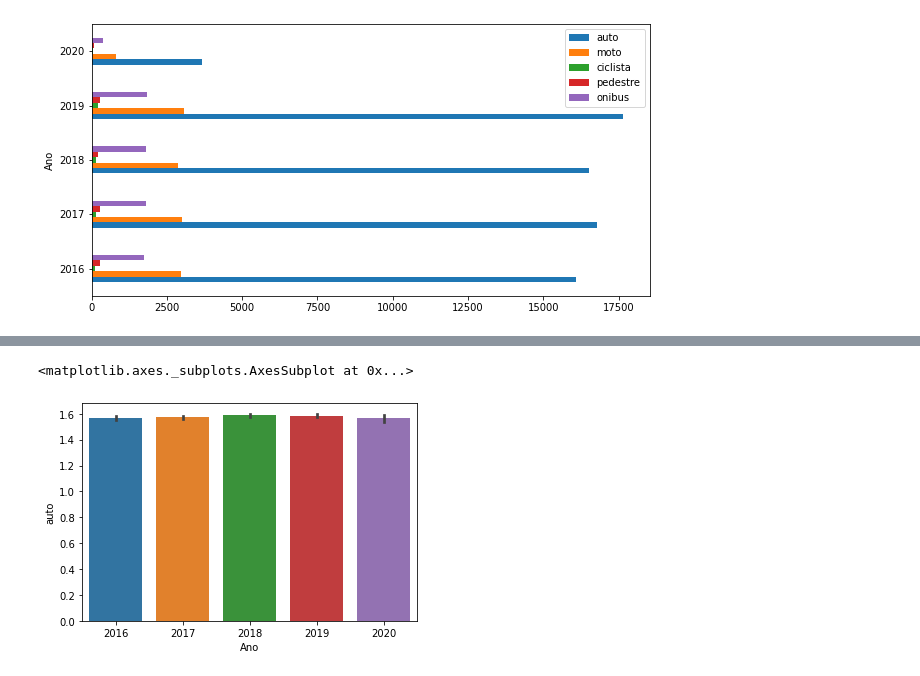
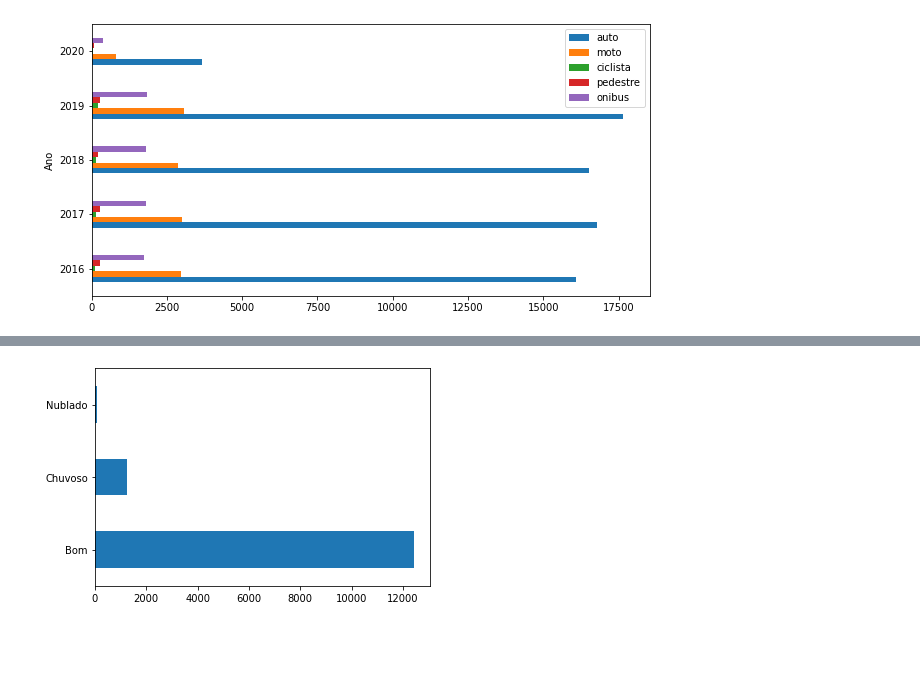
Before and after one commit to leonarddocchagas/data_science, a Jupyter notebook: CTTU_Autarquia_de_Trânsito_e_Transporte_Urbano_do_Recife.ipynb, the cells around one changed output, grey strips where cells are left out. Saved outputs shown, nothing was run; the diff lists cells and outputs as text; code cells hidden in the pictures; blank space fills up the shorter version.

```diff
--- a/CTTU_Autarquia_de_Trânsito_e_Transporte_Urbano_do_Recife.ipynb
+++ b/CTTU_Autarquia_de_Trânsito_e_Transporte_Urbano_do_Recife.ipynb
@@ -182,7 +186,5 @@ df3.head()
 # %%
-#df2.groupby('Ano').sum().plot(kind='barh')
+# questão climática
+df.tempo_clima.value_counts().plot(kind='barh');
+# %% [output]
+[figure, added]
-# %%
-sns.barplot(x='Ano', y='auto', data=df)
-# %% [output]
-<matplotlib.axes._subplots.AxesSubplot at 0x...>
-[figure, removed]
```
Also changed, not shown: parts of 12 cells of this notebook.
